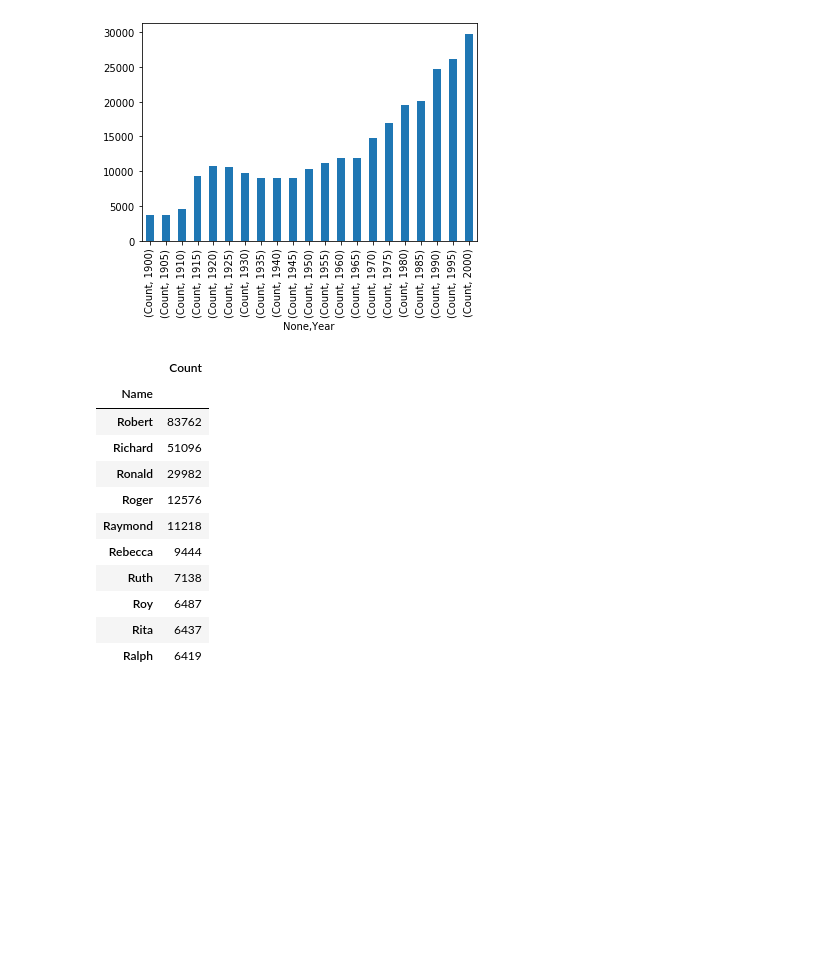
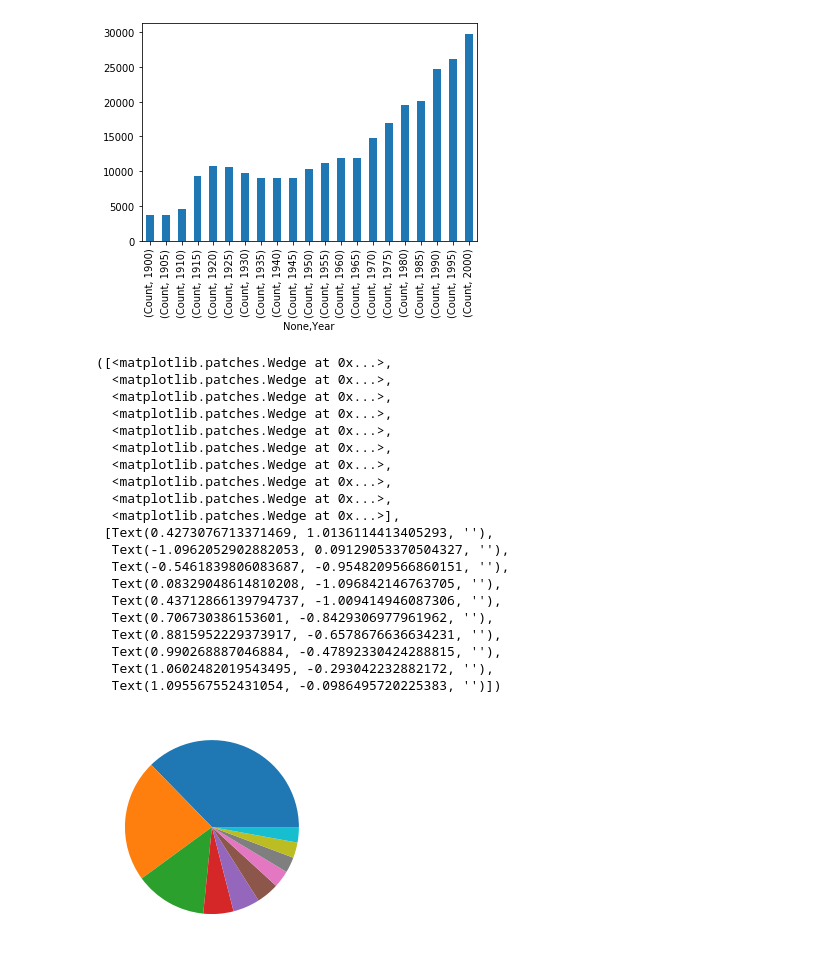
Before and after one commit to StacyFelix/hw_data_analysis2, a Jupyter notebook: yob2.ipynb, the cells around one changed output. Cells and saved outputs as stored; diff of their text form; code cells hidden in the pictures; blank space fills up the shorter version.

```diff
--- a/yob2.ipynb
+++ b/yob2.ipynb
@@ -78,21 +79,32 @@ res.unstack().plot(kind='bar')
 # %%
 # 3.	Построить круговую диаграмму по количеству употреблений для ТОП-10 популярных имен, начинающихся на R, за 1950 год.
 
 year = 1950
 full_path = os.path.join(path_dir,f"yob{year}.txt")
-res_df = pd.read_csv(full_path, names=['Name', 'Gender', 'Count'], encoding = 'ISO-8859-1')
-res = res_df[res_df['Name'].str.contains("^R")].groupby(['Name']).sum().sort_values('Count', ascending=0).head(10)
-res
+df = pd.read_csv(full_path, names=['Name', 'Gender', 'Count'], encoding = 'ISO-8859-1')
+df_top10_r = df[df['Name'].str.contains("^R")].groupby(['Name']).sum().sort_values('Count', ascending=0).head(10)
+# df_top10_r
+# df_top10_r.plot(kind='pie', y='Count')
+plt.pie(df_top10_r)
 # %% [output]
-|  | Count |
-| Name |  |
-| Robert | 83762 |
-| Richard | 51096 |
-| Ronald | 29982 |
-| Roger | 12576 |
-| Raymond | 11218 |
-| Rebecca | 9444 |
-| Ruth | 7138 |
-| Roy | 6487 |
-| Rita | 6437 |
-| Ralph | 6419 |
+([<matplotlib.patches.Wedge at 0x...>,
+  <matplotlib.patches.Wedge at 0x...>,
+  <matplotlib.patches.Wedge at 0x...>,
+  <matplotlib.patches.Wedge at 0x...>,
+  <matplotlib.patches.Wedge at 0x...>,
+  <matplotlib.patches.Wedge at 0x...>,
+  <matplotlib.patches.Wedge at 0x...>,
+  <matplotlib.patches.Wedge at 0x...>,
+  <matplotlib.patches.Wedge at 0x...>,
+  <matplotlib.patches.Wedge at 0x...>],
+ [Text(0.4273076713371469, 1.0136114413405293, ''),
+  Text(-1.0962052902882053, 0.09129053370504327, ''),
+  Text(-0.5461839806083687, -0.9548209566860151, ''),
+  Text(0.08329048614810208, -1.096842146763705, ''),
+  Text(0.43712866139794737, -1.009414946087306, ''),
+  Text(0.706730386153601, -0.8429306977961962, ''),
+  Text(0.8815952229373917, -0.6578676636634231, ''),
+  Text(0.990268887046884, -0.47892330424288815, ''),
+  Text(1.0602482019543495, -0.293042232882172, ''),
+  Text(1.095567552431054, -0.0986495720225383, '')])
+[figure, added]
```
Also changed, not shown: parts of 4 cells of this notebook, 1 other file.
